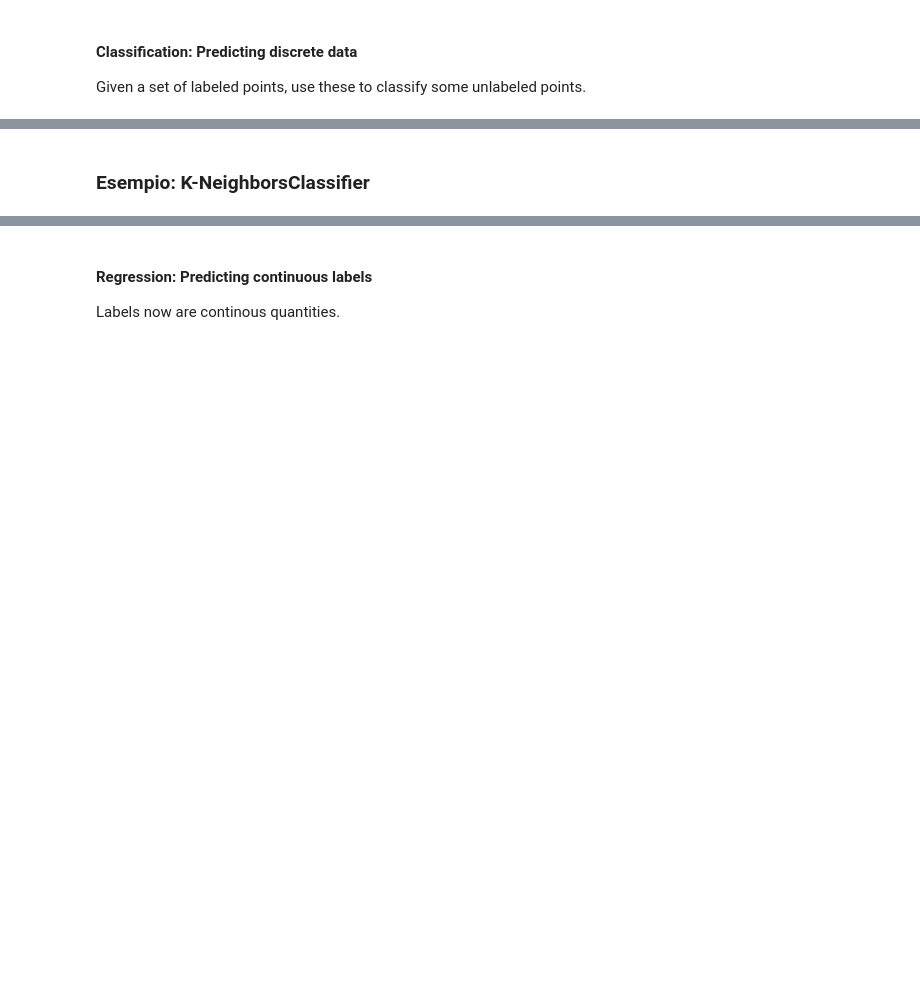
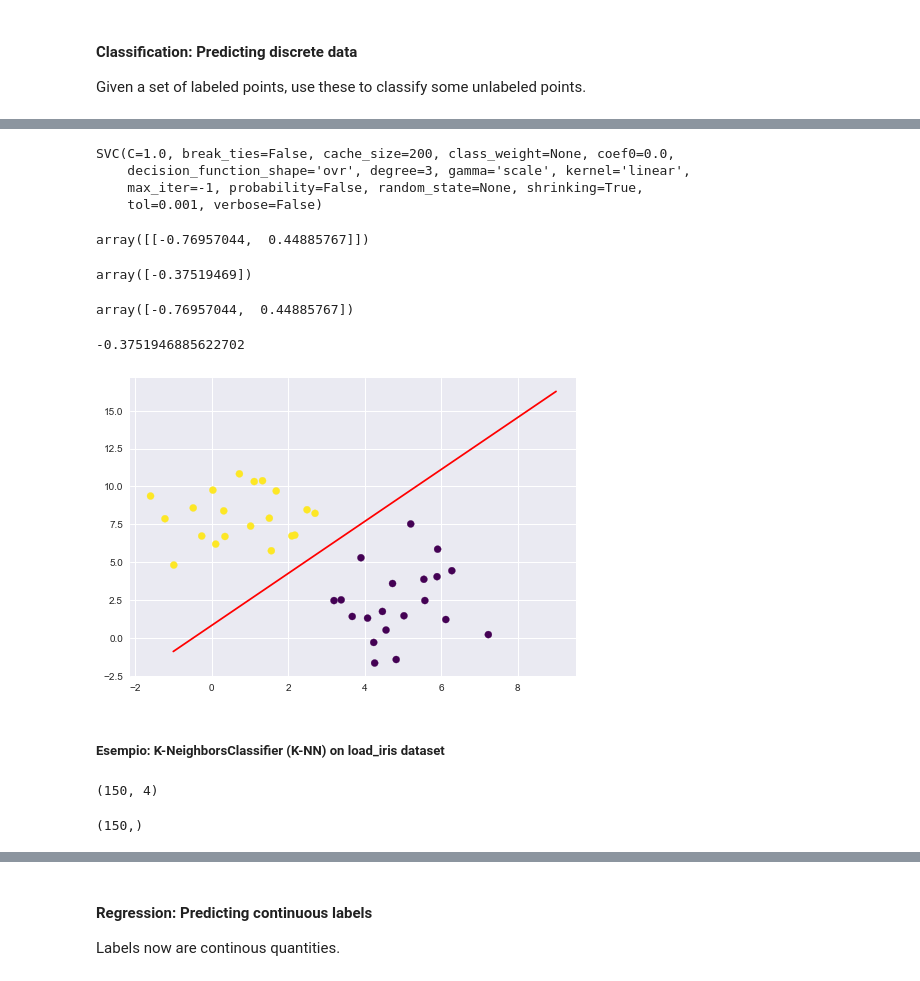
Before and after one commit to ricdip/jupyter_notebooks, a Jupyter notebook: data_science/sklearn.ipynb, the cells around one changed output, grey strips where cells are left out. Drawn from its saved outputs; the diff is of its cells as text; code cells hidden in the pictures; blank space fills up the shorter version.

```diff
--- a/data_science/sklearn.ipynb
+++ b/data_science/sklearn.ipynb
@@ -13,4 +52,44 @@ Given a set of labeled points, use these to classify some unlabeled points.
+# %%
+from sklearn.svm import SVC
+# linear = discriminatore lineare
+model = SVC(kernel='linear')
+model.fit(X, y)
+# %% [output]
+SVC(C=1.0, break_ties=False, cache_size=200, class_weight=None, coef0=0.0,
+    decision_function_shape='ovr', degree=3, gamma='scale', kernel='linear',
+    max_iter=-1, probability=False, random_state=None, shrinking=True,
+    tol=0.001, verbose=False)
+# %%
+model.coef_
+# %% [output]
+array([[-0.76957044,  0.44885767]])
+# %%
+model.intercept_
+# %% [output]
+array([-0.37519469])
+# %%
+# coefficients w0, w1
+w = np.array([model.coef_[0][0], model.coef_[0][1]])
+w
+# %% [output]
+array([-0.76957044,  0.44885767])
+# %%
+# intercept b
+b = model.intercept_[0]
+b
+# %% [output]
+-0.3751946885622702
+# %%
+# creazione discriminatore: retta x2 = (w1 * x1 + b)/(-w2)
+xd1 = np.linspace(-1, 9, 10)
+xd2 = (w[0] * xd1 + b)/(-w[1])
+# %%
+plt.scatter(X[:, 0], X[:, 1], c=y, s=50, cmap='viridis')
+plt.plot(xd1, xd2, 'r')
+plt.show()
+# %% [output]
+[figure, added]
 # %% [markdown]
-### Esempio: K-NeighborsClassifier
+##### Esempio: K-NeighborsClassifier (K-NN) on load_iris dataset
 # %%
 from sklearn.datasets import load_iris
@@ -18,3 +98,11 @@ from sklearn.datasets import load_iris
 iris = load_iris()
 X = iris.data
 y = iris.target
+# %%
+X.shape
+# %% [output]
+(150, 4)
+# %%
+y.shape
+# %% [output]
+(150,)
```
Also changed, not shown: parts of 70 cells of this notebook.
